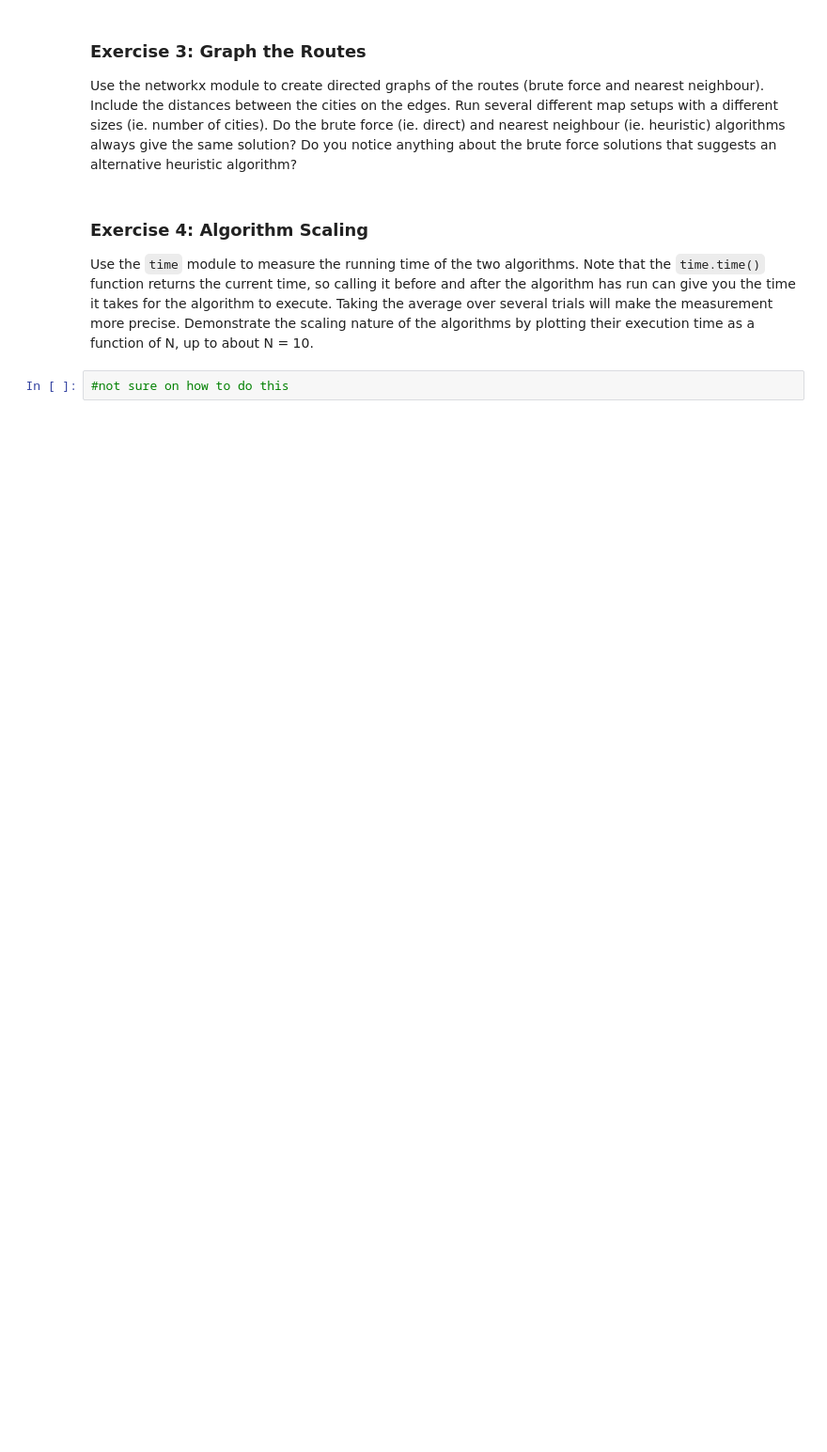
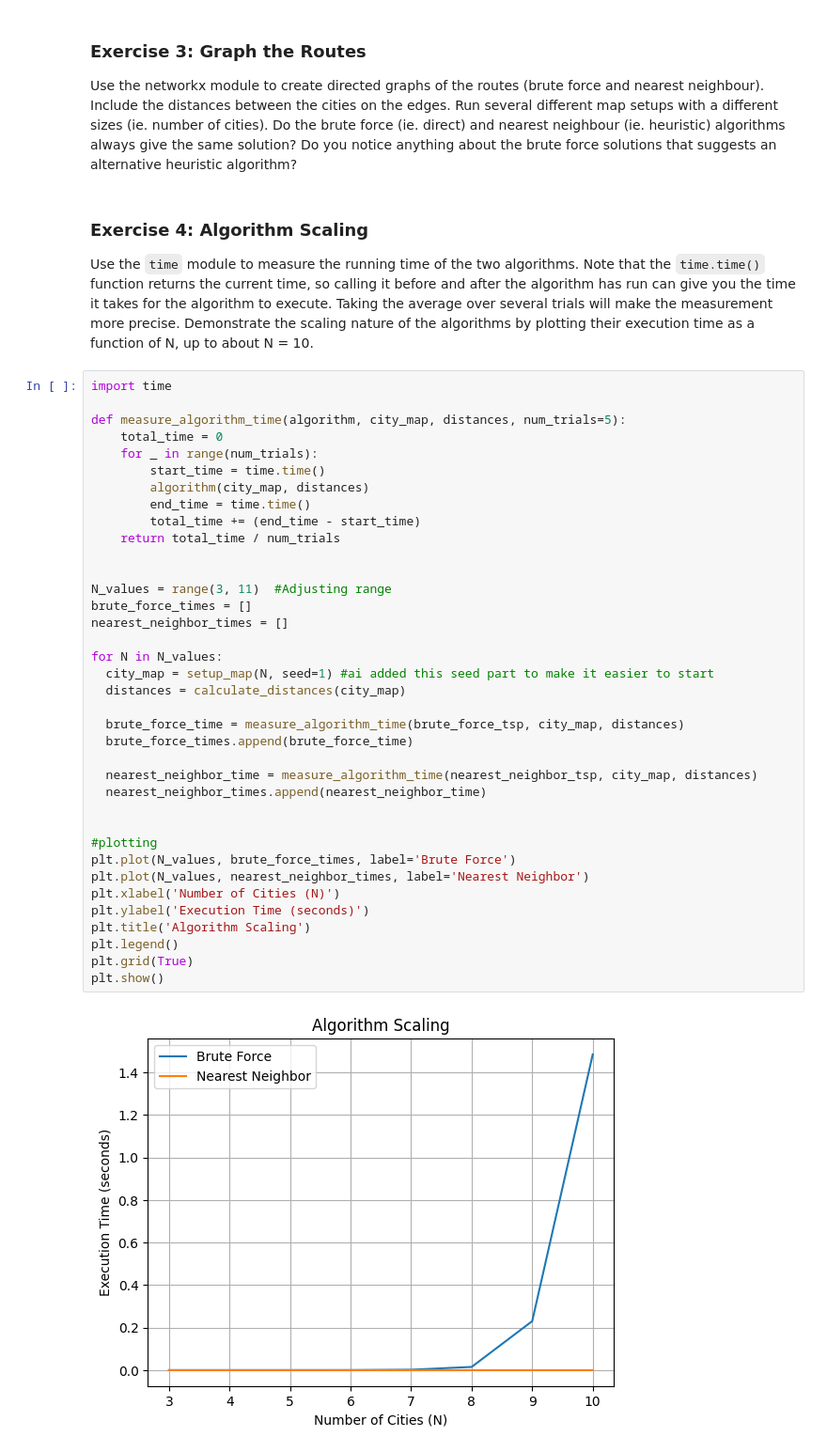
Before and after one commit to CodeChef-1/comp215, a Jupyter notebook: labs/lab05_scaling.ipynb, the cells around one changed output. Shown at 94% size. Drawn from its saved outputs; the diff is of its cells as text; blank space fills up the shorter version.

```diff
--- a/labs/lab05_scaling.ipynb
+++ b/labs/lab05_scaling.ipynb
@@ -207,5 +207,42 @@ Use the networkx module to create directed graphs of the routes (brute force and
 ### Exercise 4: Algorithm Scaling
 
 Use the `time` module to measure the running time of the two algorithms.  Note that the `time.time()` function returns the current time, so calling it before and after the algorithm has run can give you the time it takes for the algorithm to execute.  Taking the average over several trials will make the measurement more precise.  Demonstrate the scaling nature of the algorithms by plotting their execution time as a function of N, up to about N = 10.
-# %%
-#not sure on how to do this
+# %%
+import time
+
+def measure_algorithm_time(algorithm, city_map, distances, num_trials=5):
+    total_time = 0
+    for _ in range(num_trials):
+        start_time = time.time()
+        algorithm(city_map, distances)
+        end_time = time.time()
+        total_time += (end_time - start_time)
+    return total_time / num_trials
+
+
+N_values = range(3, 11)  #Adjusting range
+brute_force_times = []
+nearest_neighbor_times = []
+
+for N in N_values:
+  city_map = setup_map(N, seed=1) #ai added this seed part to make it easier to start
+  distances = calculate_distances(city_map)
+
+  brute_force_time = measure_algorithm_time(brute_force_tsp, city_map, distances)
+  brute_force_times.append(brute_force_time)
+
+  nearest_neighbor_time = measure_algorithm_time(nearest_neighbor_tsp, city_map, distances)
+  nearest_neighbor_times.append(nearest_neighbor_time)
+
+
+#plotting
+plt.plot(N_values, brute_force_times, label='Brute Force')
+plt.plot(N_values, nearest_neighbor_times, label='Nearest Neighbor')
+plt.xlabel('Number of Cities (N)')
+plt.ylabel('Execution Time (seconds)')
+plt.title('Algorithm Scaling')
+plt.legend()
+plt.grid(True)
+plt.show()
+# %% [output]
+[figure, added]
```
